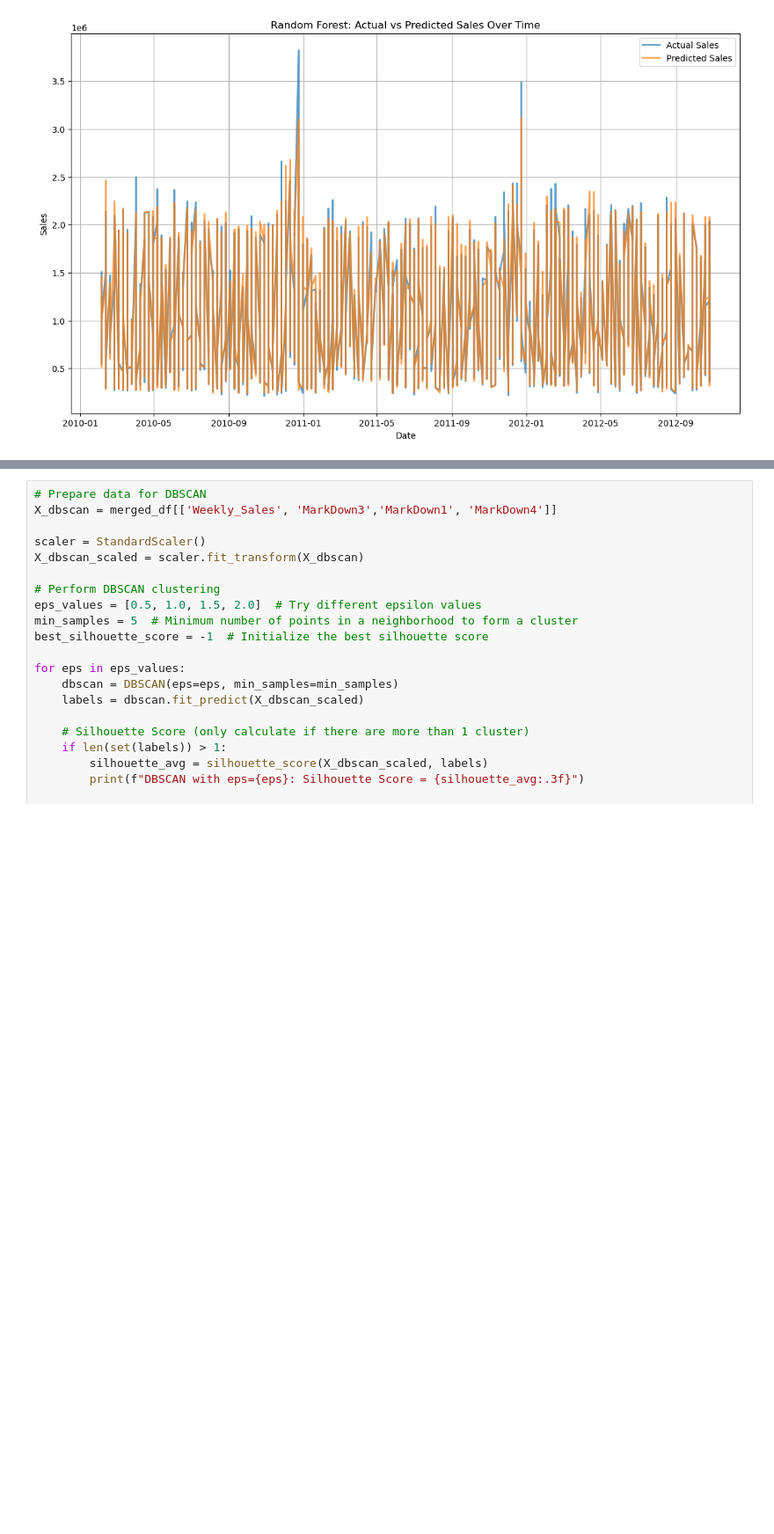
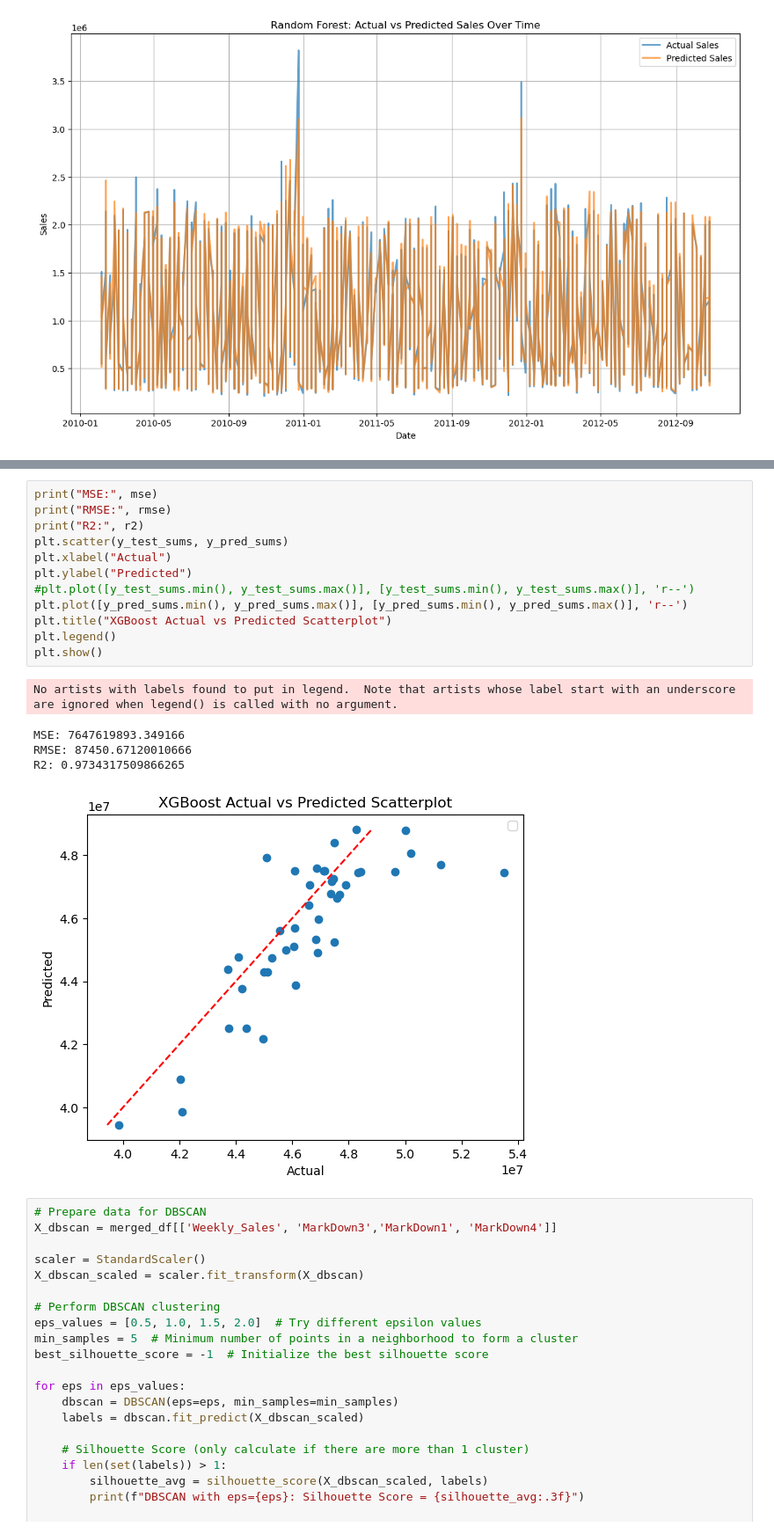
Before and after one commit to MarshallW11/MLProject, a Jupyter notebook: finalCode/finalCodeV2.ipynb, the cells around one changed output, grey strips where cells are left out. Shown at 88% size. Cells and saved outputs as stored; diff of their text form; blank space fills up the shorter version.

```diff
--- a/finalCode/finalCodeV2.ipynb
+++ b/finalCode/finalCodeV2.ipynb
@@ -715,4 +682,22 @@ R2: 0.9734317509866265
 [figure]
+# %%
+print("MSE:", mse)
+print("RMSE:", rmse)
+print("R2:", r2)
+plt.scatter(y_test_sums, y_pred_sums)
+plt.xlabel("Actual")
+plt.ylabel("Predicted")
+#plt.plot([y_test_sums.min(), y_test_sums.max()], [y_test_sums.min(), y_test_sums.max()], 'r--')
+plt.plot([y_pred_sums.min(), y_pred_sums.max()], [y_pred_sums.min(), y_pred_sums.max()], 'r--')
+plt.title("XGBoost Actual vs Predicted Scatterplot")
+plt.legend()
+plt.show()
+# %% [output]
+No artists with labels found to put in legend.  Note that artists whose label start with an underscore are ignored when legend() is called with no argument.
+MSE: 7647619893.349166
+RMSE: 87450.67120010666
+R2: 0.9734317509866265
+[figure, added]
 # %%
 # Prepare data for DBSCAN
 X_dbscan = merged_df[['Weekly_Sales', 'MarkDown3','MarkDown1', 'MarkDown4']]
```
Also changed, not shown: parts of 2 cells of this notebook.
